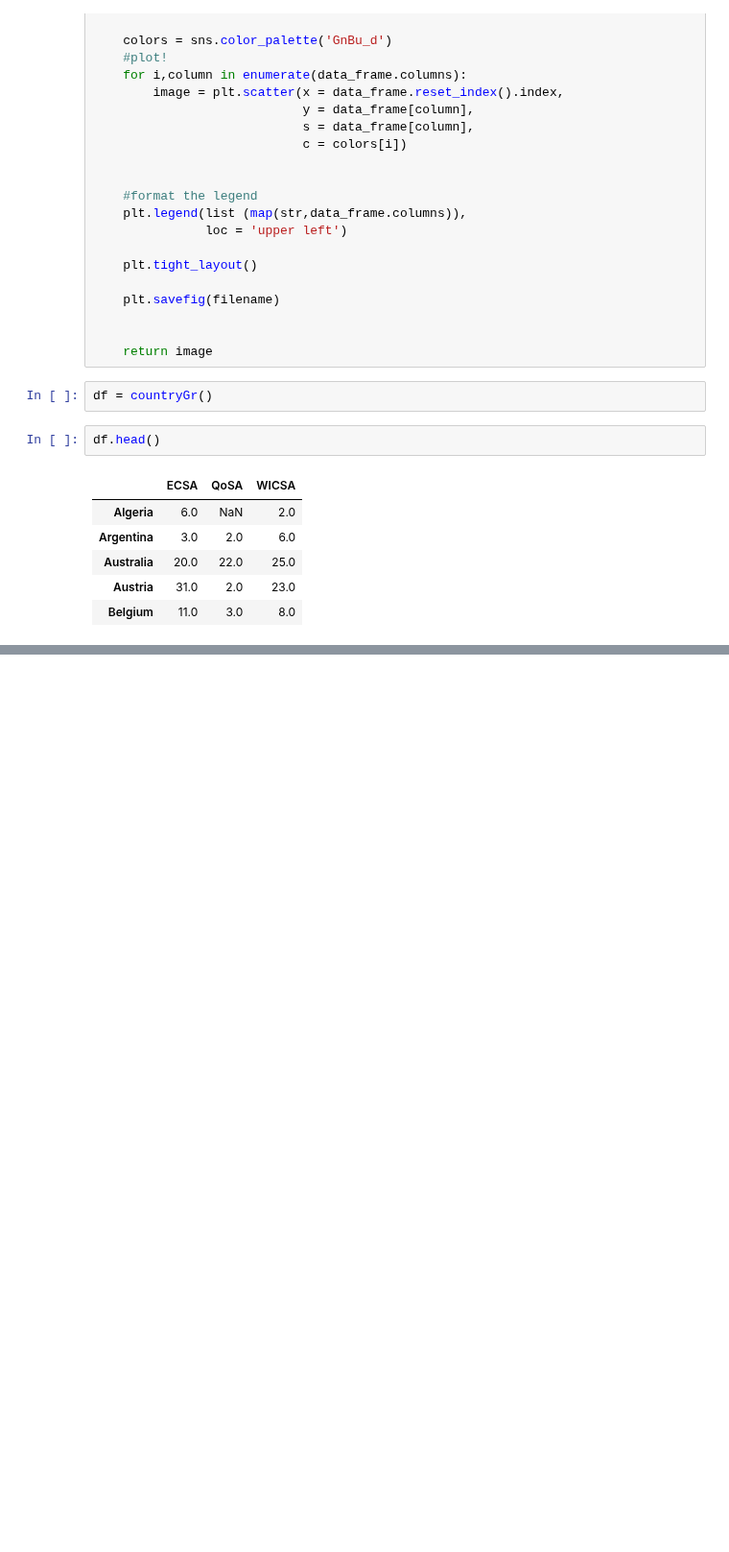
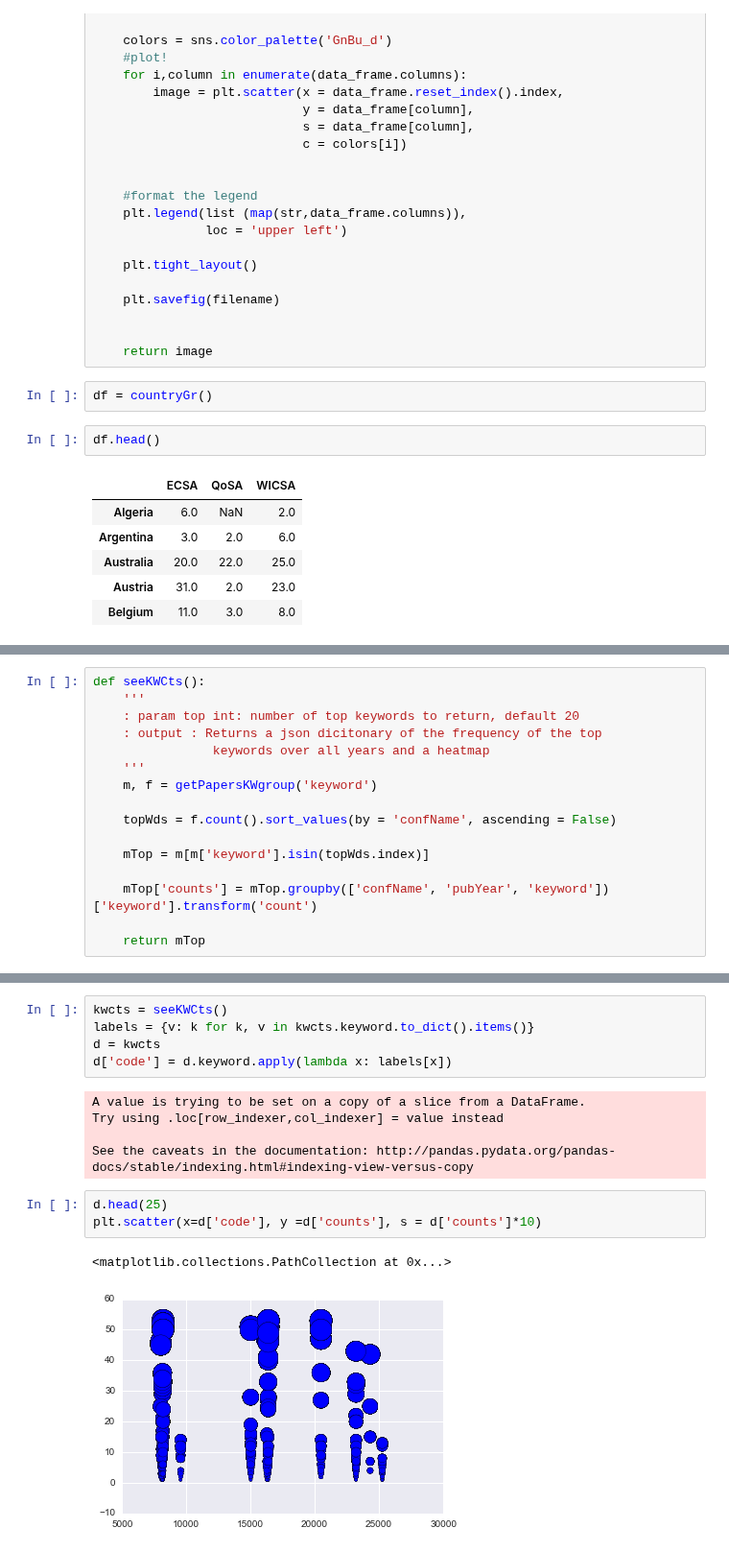
Before and after one commit to noveroa/DataBases, a Jupyter notebook: sqlStart/ExploringData_groupingandvisually.ipynb, the cells around one changed output, grey strips where cells are left out. Shown at 96% size. Cells and saved outputs as stored; diff of their text form; blank space fills up the shorter version.

```diff
--- a/sqlStart/ExploringData_groupingandvisually.ipynb
+++ b/sqlStart/ExploringData_groupingandvisually.ipynb
@@ -1052,0 +1012,16 @@ df.plot.area(cmap = 'Blues', stacked = False)
+# %%
+def seeKWCts():
+    '''
+    : param top int: number of top keywords to return, default 20
+    : output : Returns a json dicitonary of the frequency of the top
+                keywords over all years and a heatmap
+    '''
+    m, f = getPapersKWgroup('keyword')
+
+    topWds = f.count().sort_values(by = 'confName', ascending = False)
+
+    mTop = m[m['keyword'].isin(topWds.index)]
+
+    mTop['counts'] = mTop.groupby(['confName', 'pubYear', 'keyword'])['keyword'].transform('count')
+
+    return mTop
@@ -1052,0 +1063,16 @@ df.plot.area(cmap = 'Blues', stacked = False)
+# %%
+kwcts = seeKWCts()
+labels = {v: k for k, v in kwcts.keyword.to_dict().items()}
+d = kwcts
+d['code'] = d.keyword.apply(lambda x: labels[x])
+# %% [output]
+A value is trying to be set on a copy of a slice from a DataFrame.
+Try using .loc[row_indexer,col_indexer] = value instead
+
+See the caveats in the documentation: http://pandas.pydata.org/pandas-docs/stable/indexing.html#indexing-view-versus-copy
+# %%
+d.head(25)
+plt.scatter(x=d['code'], y =d['counts'], s = d['counts']*10)
+# %% [output]
+<matplotlib.collections.PathCollection at 0x...>
+[figure, added]
```
Also changed, not shown: parts of 27 cells of this notebook, 22 other files.
